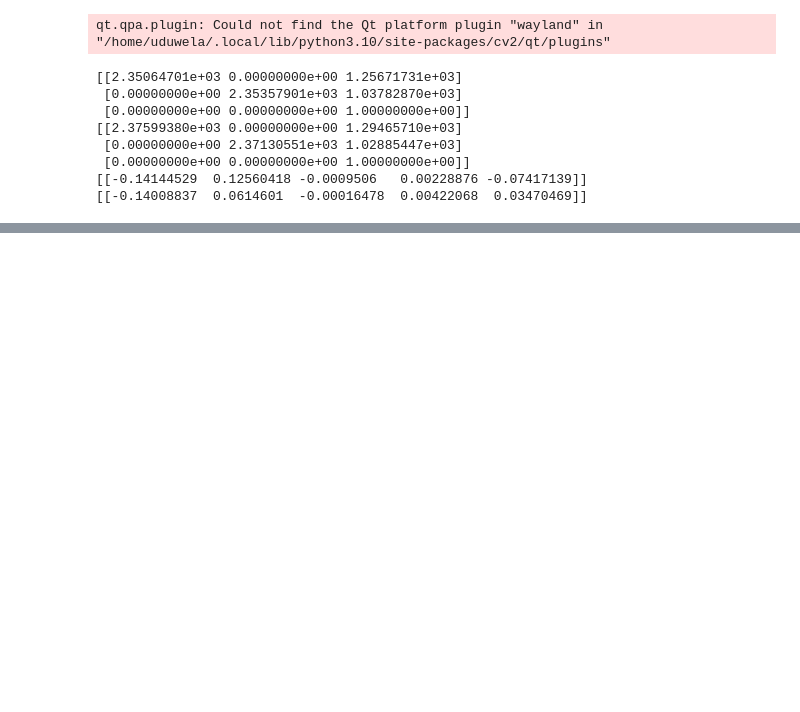
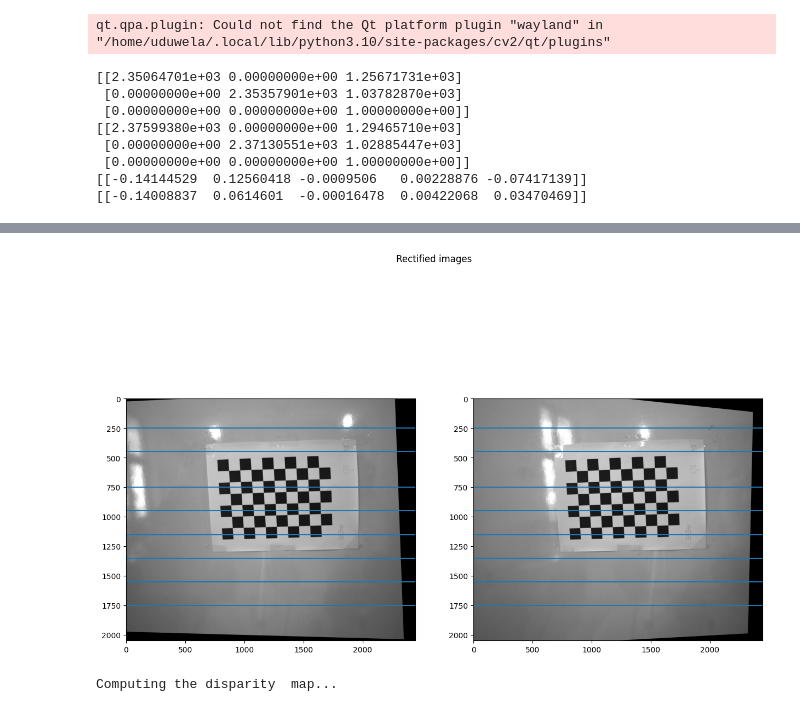
Before and after one commit to CO-FOE-USJ/co4204---practical-2---camera-calibration-dhanushka365, a Jupyter notebook: main.ipynb, the cells around one changed output, grey strips where cells are left out. Drawn from its saved outputs; the diff is of its cells as text; code cells hidden in the pictures; blank space fills up the shorter version.

```diff
--- a/main.ipynb
+++ b/main.ipynb
@@ -249,0 +406,8 @@ Stereo calibration rms:  2.249468280615339
+# %%
+# Stereo rectification (uncalibrated variant)
+# Adapted from: https://stackoverflow.com/a/62607343
+h1, w1 = imgL.shape
+h2, w2 = imgR.shape
+_, H1, H2 = cv2.stereoRectifyUncalibrated(
+    np.float32(pts1), np.float32(pts2), F, imgSize=(w1, h1)
+)
@@ -249,0 +423,26 @@ Stereo calibration rms:  2.249468280615339
+# %%
+# Draw the rectified images
+fig, axes = plt.subplots(1, 2, figsize=(15, 10))
+axes[0].imshow(img1_rectified, cmap="gray")
+axes[1].imshow(img2_rectified, cmap="gray")
+axes[0].axhline(250)
+axes[1].axhline(250)
+axes[0].axhline(450)
+axes[1].axhline(450)
+axes[0].axhline(750)
+axes[1].axhline(750)
+axes[0].axhline(950)
+axes[1].axhline(950)
+axes[0].axhline(1150)
+axes[1].axhline(1150)
+axes[0].axhline(1350)
+axes[1].axhline(1350)
+axes[0].axhline(1550)
+axes[1].axhline(1550)
+axes[0].axhline(1750)
+axes[1].axhline(1750)
+plt.suptitle("Rectified images")
+plt.savefig("rectified_images.png")
+plt.show()
+# %% [output]
+[figure, added]
@@ -249,0 +498,6 @@ Stereo calibration rms:  2.249468280615339
+# %%
+#Compute disparity map
+print ("\nComputing the disparity  map...")
+disparity_map = stereo.compute(img_1_downsampled_l, img_2_downsampled_r)
+# %% [output]
+Computing the disparity  map...
```
Also changed, not shown: parts of 21 cells of this notebook.
